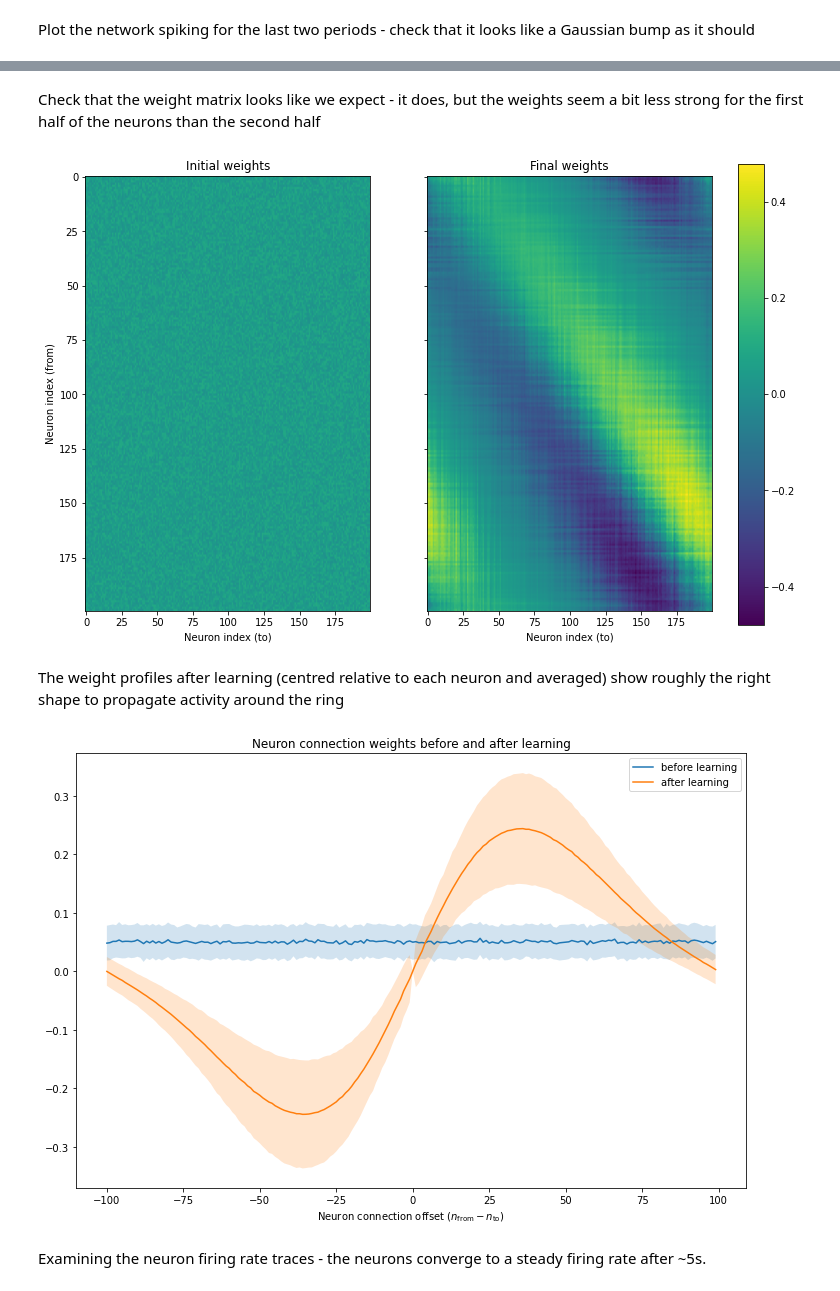
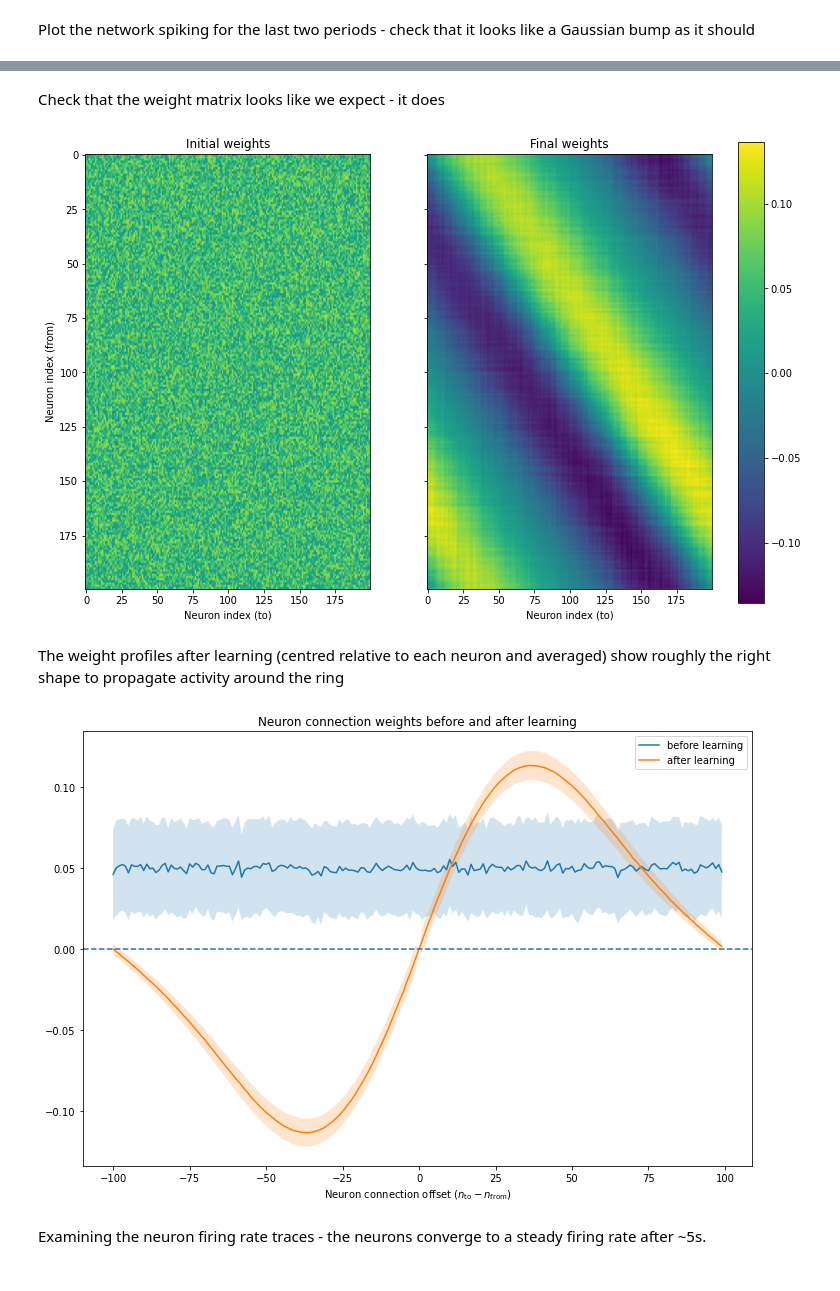
Before and after one commit to Dominic-DallOsto/STDP-Resonant-Networks, a Jupyter notebook: Steady state weights vs theoretical.ipynb, the cells around one changed output, grey strips where cells are left out. Saved outputs shown, nothing was run; the diff lists cells and outputs as text; code cells hidden in the pictures.

Commit message:
Correctly specify `tc_trace` Fixes #4

```diff
--- a/Steady state weights vs theoretical.ipynb
+++ b/Steady state weights vs theoretical.ipynb
@@ -37,7 +37,7 @@ def roll_tensor_rows(tensor, roll_amounts):
 	stride_0, stride_1 = tensor_rolled.stride()
 	num_cols = tensor.shape[1]
 	result = torch.as_strided(tensor_rolled, (*tensor.shape, num_cols), (stride_0 ,stride_1, stride_1))
-	return result[torch.arange(tensor.shape[0]), (num_cols-roll_amounts) % num_cols]
+	return result[torch.arange(tensor.shape[0]), ((num_cols-roll_amounts) % num_cols).long()]
 
 def get_time_periodic_profile(data: torch.Tensor, bump_speed: int):
 	'''
@@ -47,8 +47,8 @@ def get_time_periodic_profile(data: torch.Tensor, bump_speed: int):
 	:param bump_speed: How many neurons the neural activity moves per timestep
 	'''
 	neurons = data.shape[1]
-	shifts = -torch.arange(neurons) // bump_speed
-	period = neurons // bump_speed
+	shifts = (-torch.arange(neurons) // bump_speed).int()
+	period = int(neurons // bump_speed)
 	return torch.roll(torch.mean(torch.vstack(torch.split(roll_tensor_rows(data.T.float(), shifts), period, dim=1)), dim=0), period//2)
 
 def get_weight_periodic_profile(weights: torch.Tensor):
@@ -97,14 +98,17 @@ plt.show()
 # %% [markdown]
 Set the STDP kernel and homeostatic rate for the network
 # %%
-A_plus = 1e-2
-A_minus = -1e-2
+A_plus = 1e-3
+A_minus = -1e-3
 tau_stdp = 10e-3
-gamma = 1e-4
+gamma = 1e-5
 
-kernel = lambda delta_t: (A_plus * (delta_t > 0) + A_minus * (delta_t < 0)) * torch.exp(-abs(delta_t) / tau_stdp)
+kernel = lambda delta_t: \
+	A_plus * torch.exp(-abs(delta_t) / tau_stdp) * (delta_t > 0) + \
+	A_minus * torch.exp(-abs(delta_t) / tau_stdp) * (delta_t < 0) + \
+	(A_plus+A_minus)/2 * (delta_t == 0)
 
-delta_t = torch.linspace(-10*tau_stdp,10*tau_stdp,int(20*tau_stdp/dt+1))
+delta_t = torch.arange(-period//2,period//2+1) * dt
 
 plt.plot(delta_t, kernel(delta_t))
 plt.xlabel(r'$\Delta t = t_{\rm{post}} - t_{\rm{pre}}$')
@@ -141,7 +145,7 @@ Create the network of LIF neurons with homeostatic+STDP plasticity.
 network = Network()
 
 # Create and add input, output layers.
-lif_layer = HomestaticLIFNodes(n=num_neurons, homeostatic_traces=True, traces=True, traces_additive=True, tc_decay=10, thresh=-50, rest=-70, reset=-70, refrac=1)
+lif_layer = HomestaticLIFNodes(n=num_neurons, homeostatic_traces=True, traces=True, traces_additive=True, tc_decay=10, tc_trace=tau_stdp*1e3, thresh=-50, rest=-70, reset=-70, refrac=1)
 
 network.add_layer(layer=lif_layer, name='LIF')
 
@@ -191,5 +195,5 @@ plt.show()
 # %% [markdown]
-Check that the weight matrix looks like we expect - it does, but the weights seem a bit less strong for the first half of the neurons than the second half
+Check that the weight matrix looks like we expect - it does
 # %%
 fig, axs = plt.subplots(1,2, sharey=True)
 min_weight = min(initial_weights_copy.min().item(), recurrent_connection.w.min().item())
@@ -208,18 +212,20 @@ cbar_ax = fig.add_axes([0.88, 0.1, 0.03, 0.8])
 fig.colorbar(img2, cax=cbar_ax)
 plt.show()
 # %% [output]
-[figure, old version]
+[figure, new version]
 # %% [markdown]
 The weight profiles after learning (centred relative to each neuron and averaged) show roughly the right shape to propagate activity around the ring
 # %%
-plot_with_stdev(torch.arange(-num_neurons/2,num_neurons/2), get_weight_periodic_profile(initial_weights_copy), get_weight_periodic_profile_stdev(initial_weights_copy), label='before learning')
-plot_with_stdev(torch.arange(-num_neurons/2,num_neurons/2), get_weight_periodic_profile(recurrent_connection.w), get_weight_periodic_profile_stdev(recurrent_connection.w), label='after learning')
+plot_weight_matrix = lambda weights, label: plot_with_stdev(torch.arange(-num_neurons/2,num_neurons/2), get_weight_periodic_profile(weights), get_weight_periodic_profile_stdev(weights), label=label)
+plot_weight_matrix(initial_weights_copy, 'before learning')
+plot_weight_matrix(recurrent_connection.w, 'after learning')
+plt.axhline(0, linestyle='--')
 plt.legend()
 plt.title('Neuron connection weights before and after learning')
-plt.xlabel(r'Neuron connection offset ($n_{\rm{from}} - n_{\rm{to}}$)')
+plt.xlabel(r'Neuron connection offset ($n_{\rm{to}} - n_{\rm{from}}$)')
 plt.show()
 # %% [output]
-[figure, old version]
+[figure, new version]
 # %% [markdown]
 Examining the neuron firing rate traces - the neurons converge to a steady firing rate after ~5s.
 # %%
```
Also changed, not shown: parts of 12 cells of this notebook, 1 other file.
